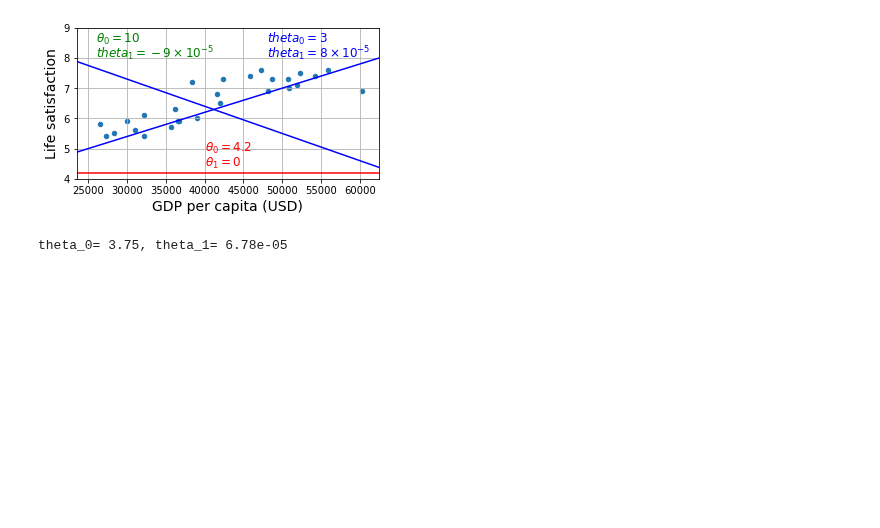
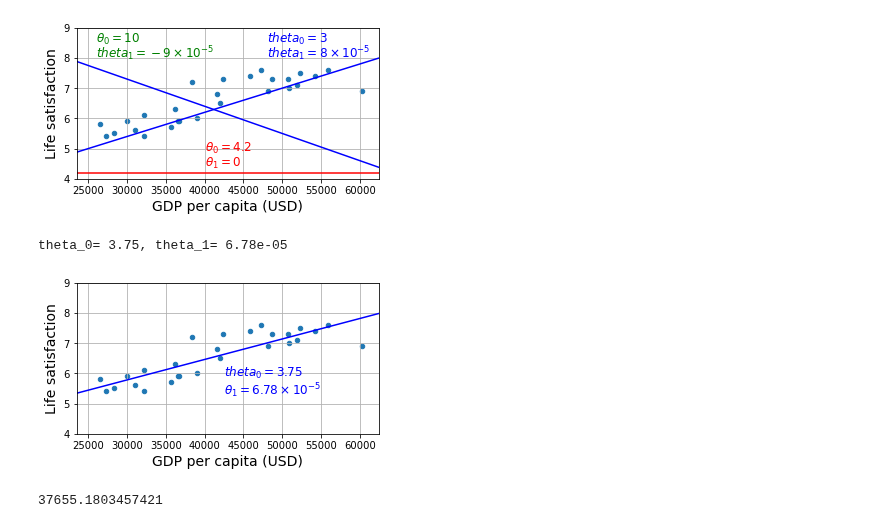
Before and after one commit to AiJared/HandsOnSklearn, a Jupyter notebook: Handson1.ipynb, the cells around one changed output. Cells and saved outputs as stored; diff of their text form; code cells hidden in the pictures; blank space fills up the shorter version.

```diff
--- a/Handson1.ipynb
+++ b/Handson1.ipynb
@@ -249,13 +249,23 @@ theta_0= 3.75, theta_1= 6.78e-05
 # %%
 country_stats.plot(kind="scatter", figsize=(5,3), grid=True,
                   x=gdppc_col, y=lifesat_col)
 
 X = np.linspace(min_gdp, max_gdp, 1000)
 plt.plot(X, t0 + t1 * X, "b")
 
 plt.text(max_gdp - 20_000, min_life_sat + 1.9,
         fr"$theta_0 = {t0:.2f}$", color="b")
 plt.text(max_gdp - 20_000, min_life_sat + 1.3,
         fr"$\theta_1 = {t1 * 1e5:.2f} \times 10^{{-5}}$", color="b")
 
-plt.axis([min])
+plt.axis([min_gdp, max_gdp, min_life_sat, max_life_sat])
+
+save_fig("best_fit_model_plot")
+plt.show()
+# %% [output]
+[figure, added]
+# %%
+cyprus_gdp_per_capita = gdp_per_capita[gdppc_col].loc["Cyprus"]
+cyprus_gdp_per_capita
+# %% [output]
+37655.1803457421
```
Also changed, not shown: parts of 1 cell of this notebook.
